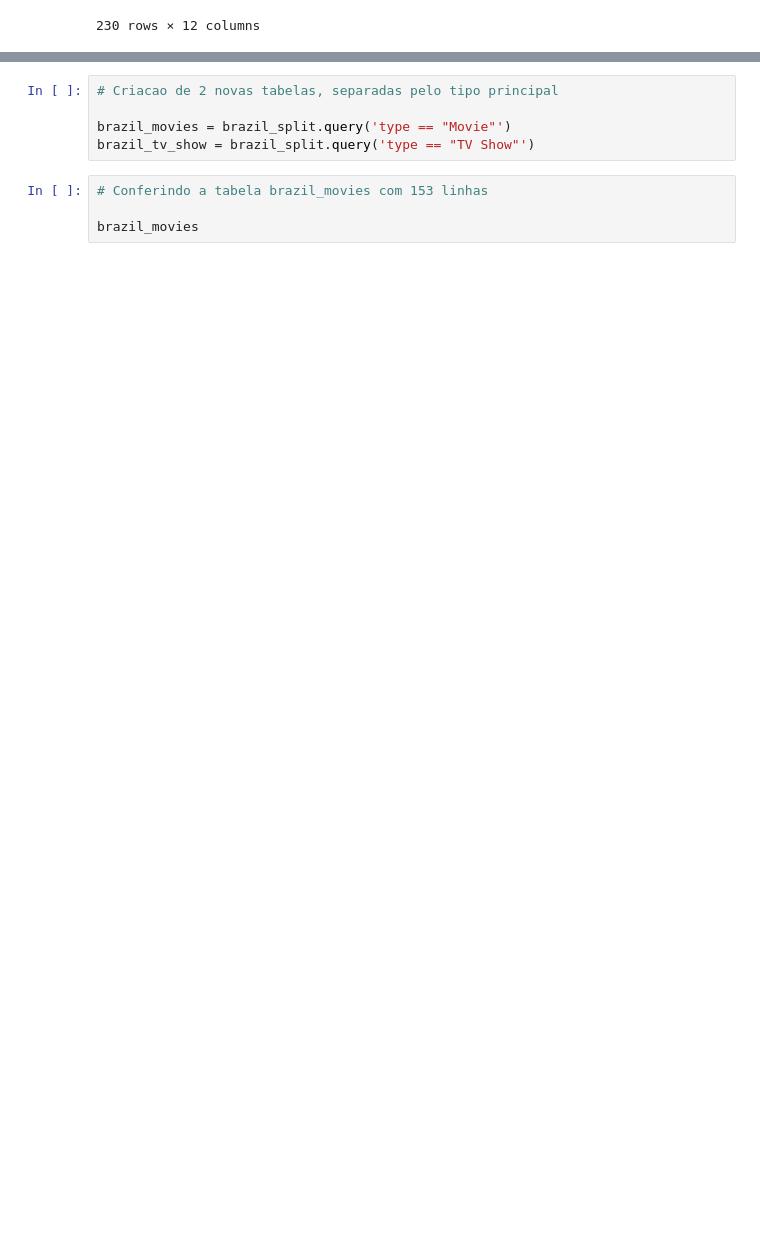
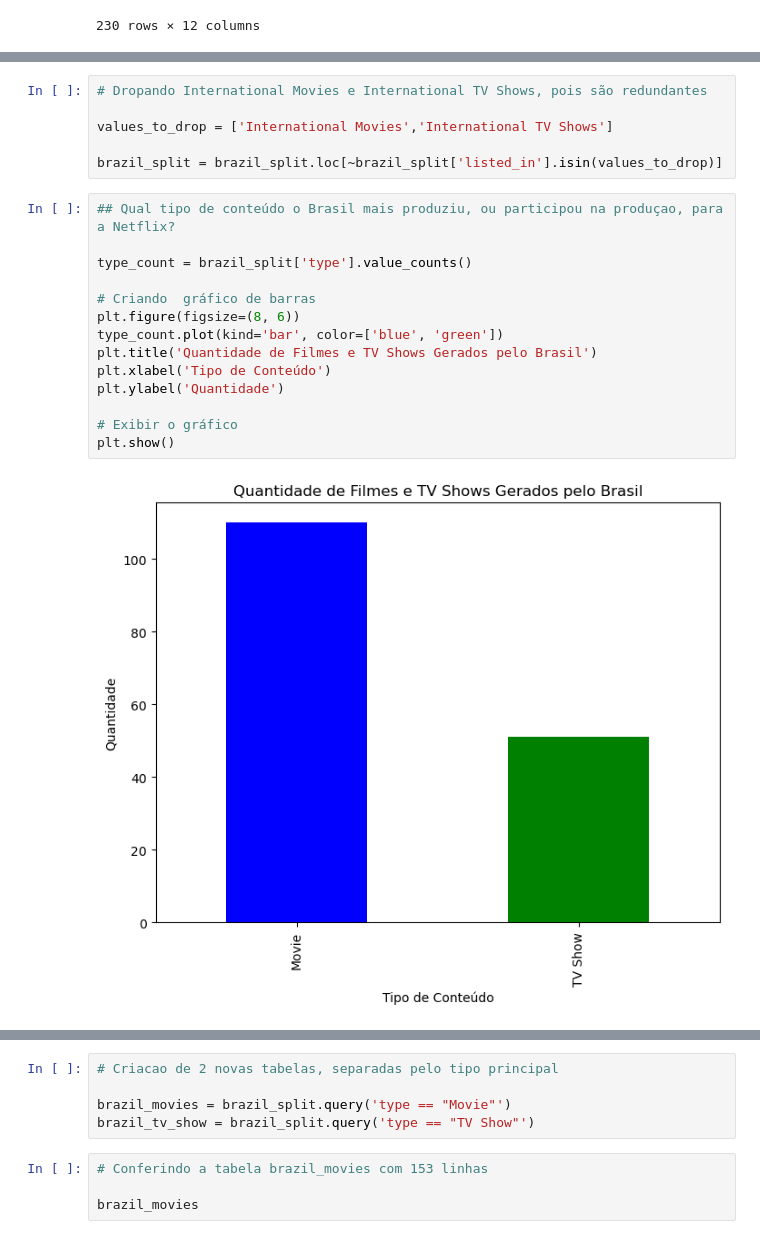
Before and after one commit to fernandococco/brazil_netflix, a Jupyter notebook: brazil_content.ipynb, the cells around one changed output, grey strips where cells are left out. Drawn from its saved outputs; the diff is of its cells as text; blank space fills up the shorter version.

```diff
--- a/brazil_content.ipynb
+++ b/brazil_content.ipynb
@@ -256,0 +273,22 @@ Name: listed_in, dtype: int64
+# %%
+# Dropando International Movies e International TV Shows, pois são redundantes
+
+values_to_drop = ['International Movies','International TV Shows']
+
+brazil_split = brazil_split.loc[~brazil_split['listed_in'].isin(values_to_drop)]
+# %%
+## Qual tipo de conteúdo o Brasil mais produziu, ou participou na produçao, para a Netflix?
+
+type_count = brazil_split['type'].value_counts()
+
+# Criando  gráfico de barras
+plt.figure(figsize=(8, 6))
+type_count.plot(kind='bar', color=['blue', 'green'])
+plt.title('Quantidade de Filmes e TV Shows Gerados pelo Brasil')
+plt.xlabel('Tipo de Conteúdo')
+plt.ylabel('Quantidade')
+
+# Exibir o gráfico
+plt.show()
+# %% [output]
+[figure, added]
```
Also changed, not shown: parts of 27 cells of this notebook.
